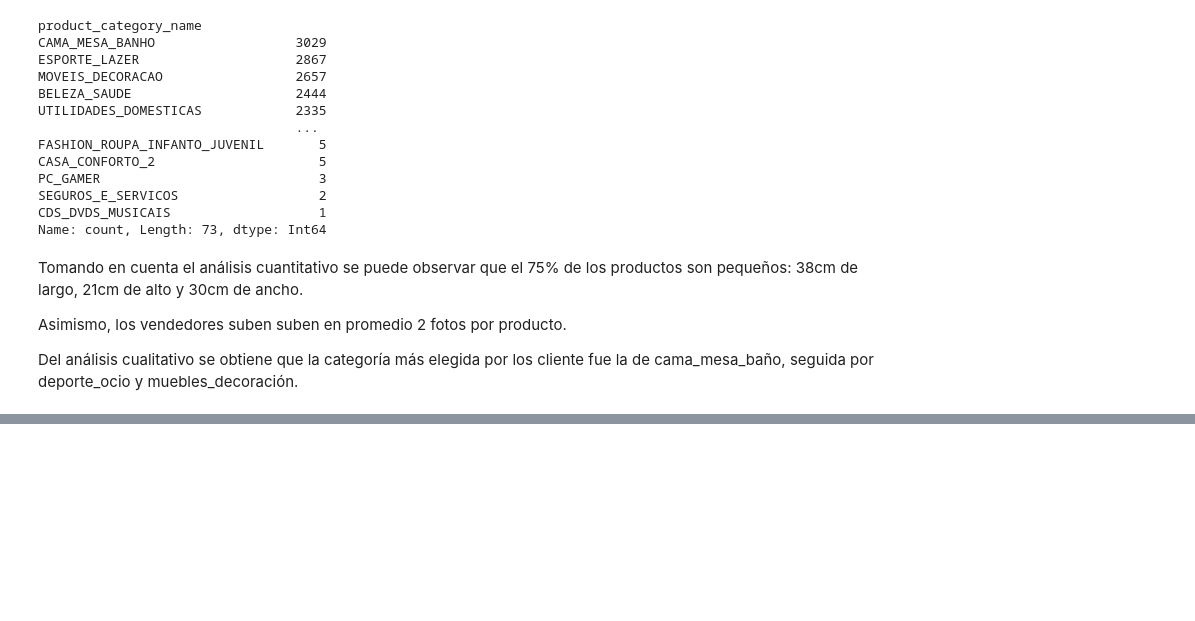
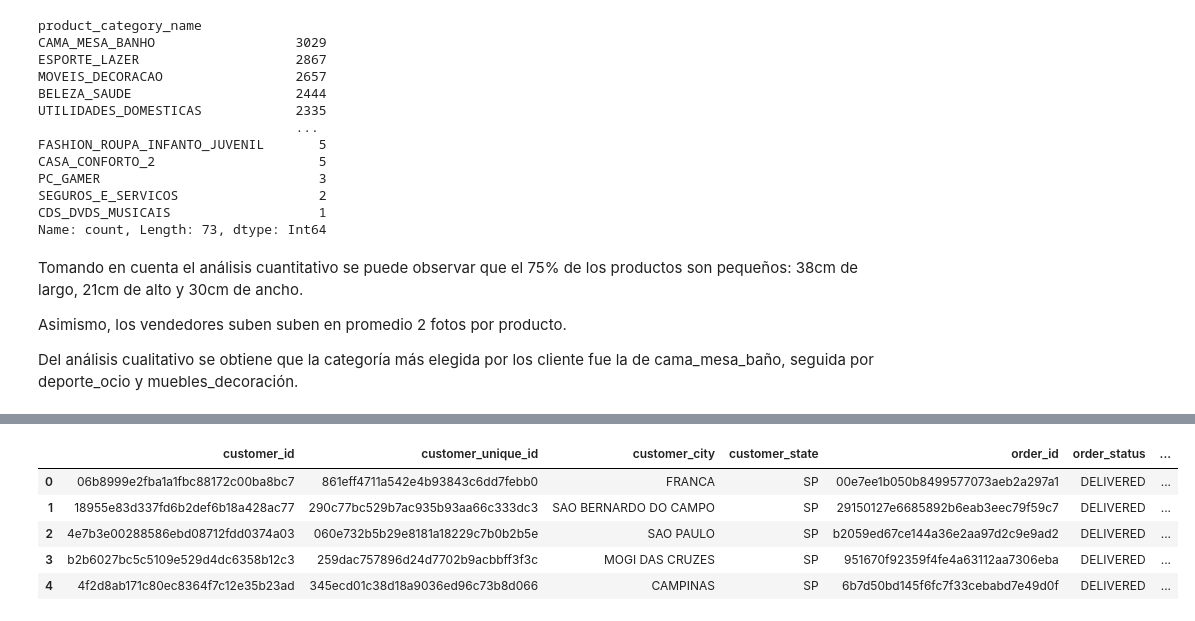
Before and after one commit to sofiagoszko/practicas-analisis-datos, a Jupyter notebook: ProyectoIntegrador/TrabajoIntegrador.ipynb, the cells around one changed output, grey strips where cells are left out. Cells and saved outputs as stored; diff of their text form; code cells hidden in the pictures; blank space fills up the shorter version.

```diff
--- a/ProyectoIntegrador/TrabajoIntegrador.ipynb
+++ b/ProyectoIntegrador/TrabajoIntegrador.ipynb
@@ -810,0 +831,10 @@ Del análisis cualitativo se obtiene que la categoría más elegida por los clie
+# %%
+df_clientes_orders.drop(["customer_zip_code_prefix","order_approved_at", "order_delivered_carrier_date", "order_delivered_customer_date", "order_estimated_delivery_date"], axis=1, inplace=True) #elimino las columnas que no se usaran
+df_clientes_orders.head()
+# %% [output]
+|  | customer_id | customer_unique_id | customer_city | customer_state | order_id | order_status | ... |
+| 0 | 06b8999e2fba1a1fbc88172c00ba8bc7 | 861eff4711a542e4b93843c6dd7febb0 | FRANCA | SP | 00e7ee1b050b8499577073aeb2a297a1 | DELIVERED | ... |
+| 1 | 18955e83d337fd6b2def6b18a428ac77 | 290c77bc529b7ac935b93aa66c333dc3 | SAO BERNARDO DO CAMPO | SP | 29150127e6685892b6eab3eec79f59c7 | DELIVERED | ... |
+| 2 | 4e7b3e00288586ebd08712fdd0374a03 | 060e732b5b29e8181a18229c7b0b2b5e | SAO PAULO | SP | b2059ed67ce144a36e2aa97d2c9e9ad2 | DELIVERED | ... |
+| 3 | b2b6027bc5c5109e529d4dc6358b12c3 | 259dac757896d24d7702b9acbbff3f3c | MOGI DAS CRUZES | SP | 951670f92359f4fe4a63112aa7306eba | DELIVERED | ... |
+| 4 | 4f2d8ab171c80ec8364f7c12e35b23ad | 345ecd01c38d18a9036ed96c73b8d066 | CAMPINAS | SP | 6b7d50bd145f6fc7f33cebabd7e49d0f | DELIVERED | ... |
```
Also changed, not shown: parts of 21 cells of this notebook, 3 other files.
